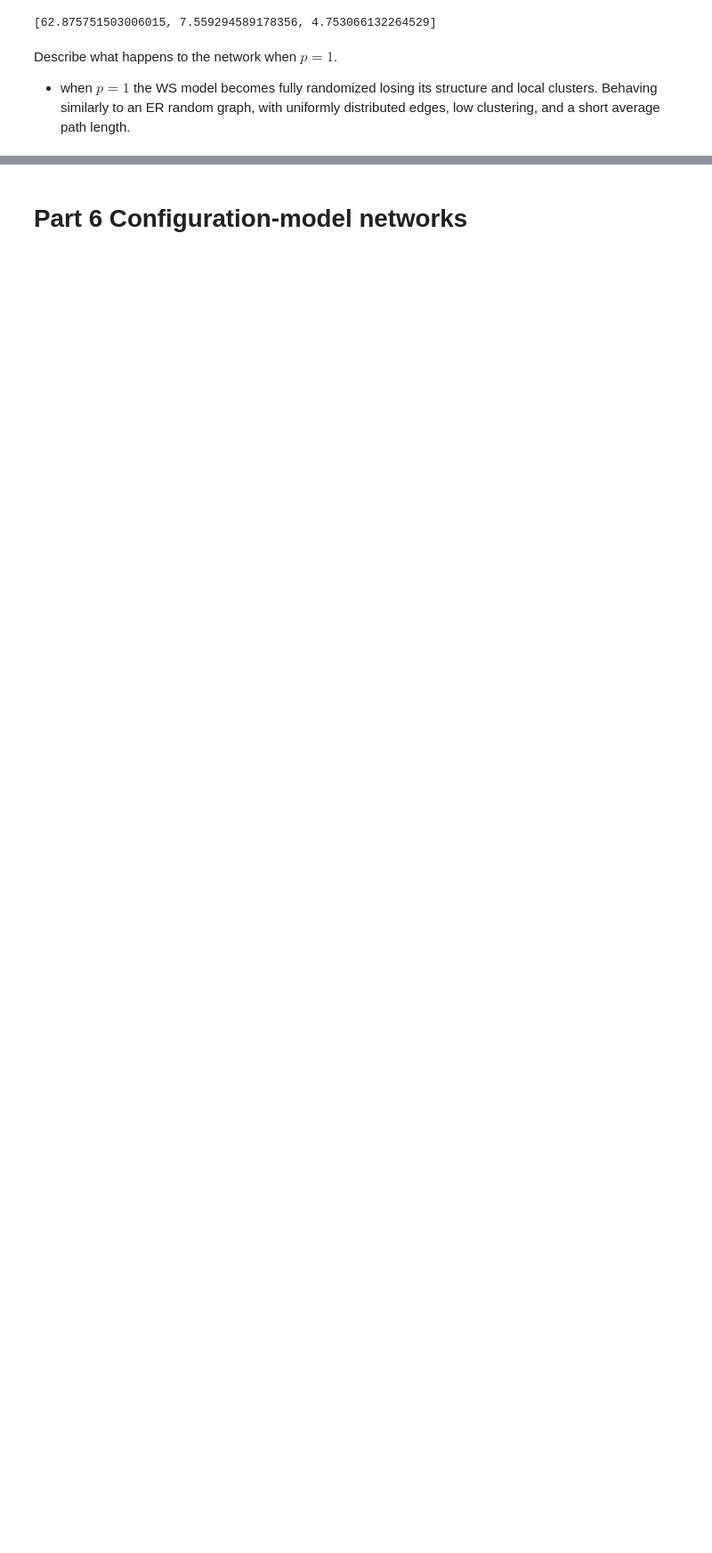
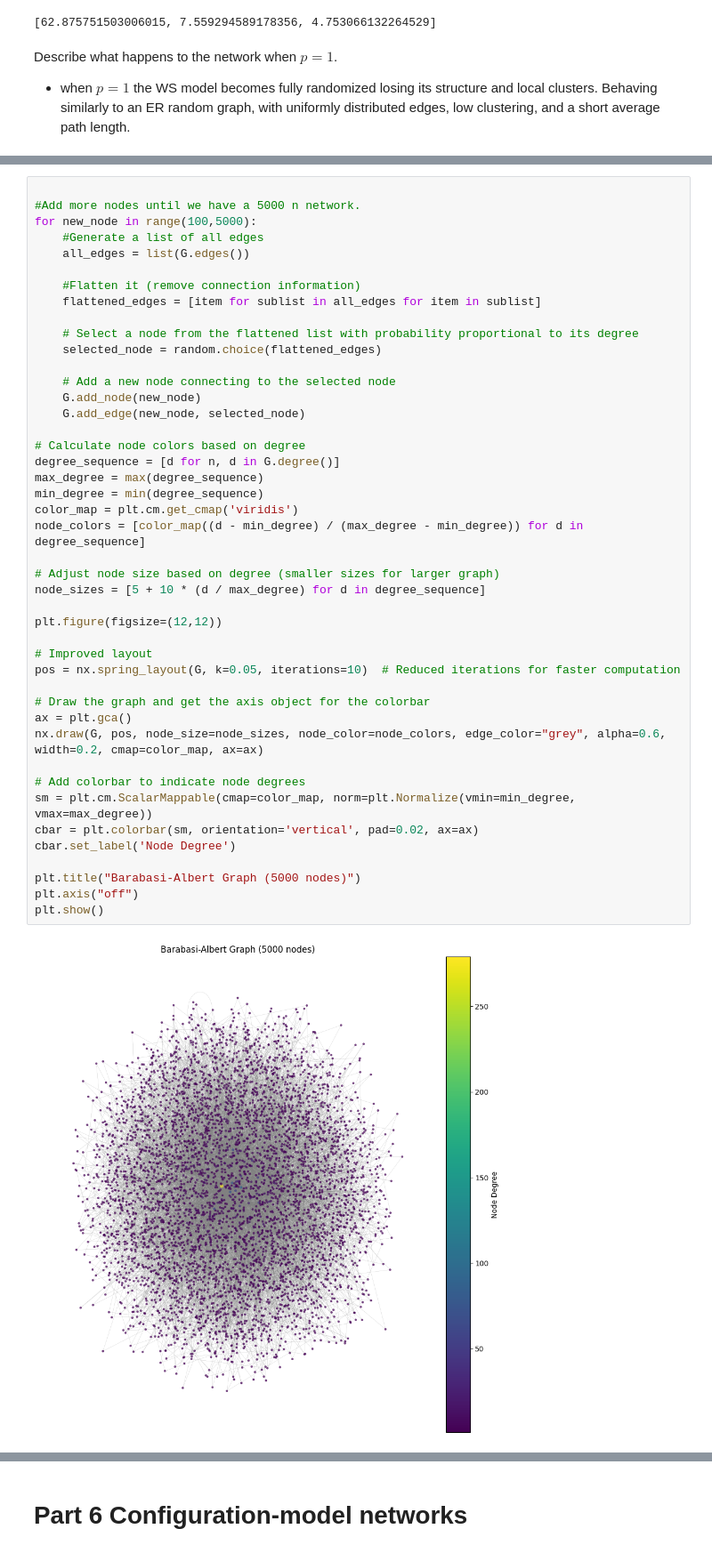
Before and after one commit to danielsanuwich/socialgraphs2023, a Jupyter notebook: Assignment1.ipynb, the cells around one changed output, grey strips where cells are left out. Shown at 89% size. Saved outputs shown, nothing was run; the diff lists cells and outputs as text; blank space fills up the shorter version.

```diff
--- a/Assignment1.ipynb
+++ b/Assignment1.ipynb
@@ -484,0 +548,46 @@ We're going to create our own Barabasi-Albert model (a special case) in right in
+# %%
+
+#Add more nodes until we have a 5000 n network.
+for new_node in range(100,5000):
+    #Generate a list of all edges
+    all_edges = list(G.edges())
+
+    #Flatten it (remove connection information)
+    flattened_edges = [item for sublist in all_edges for item in sublist]
+
+    # Select a node from the flattened list with probability proportional to its degree
+    selected_node = random.choice(flattened_edges)
+
+    # Add a new node connecting to the selected node
+    G.add_node(new_node)
+    G.add_edge(new_node, selected_node)
+
+# Calculate node colors based on degree
+degree_sequence = [d for n, d in G.degree()]
+max_degree = max(degree_sequence)
+min_degree = min(degree_sequence)
+color_map = plt.cm.get_cmap('viridis')
+node_colors = [color_map((d - min_degree) / (max_degree - min_degree)) for d in degree_sequence]
+
+# Adjust node size based on degree (smaller sizes for larger graph)
+node_sizes = [5 + 10 * (d / max_degree) for d in degree_sequence]
+
+plt.figure(figsize=(12,12))
+
+# Improved layout
+pos = nx.spring_layout(G, k=0.05, iterations=10)  # Reduced iterations for faster computation
+
+# Draw the graph and get the axis object for the colorbar
+ax = plt.gca()
+nx.draw(G, pos, node_size=node_sizes, node_color=node_colors, edge_color="grey", alpha=0.6, width=0.2, cmap=color_map, ax=ax)
+
+# Add colorbar to indicate node degrees
+sm = plt.cm.ScalarMappable(cmap=color_map, norm=plt.Normalize(vmin=min_degree, vmax=max_degree))
+cbar = plt.colorbar(sm, orientation='vertical', pad=0.02, ax=ax)
+cbar.set_label('Node Degree')
+
+plt.title("Barabasi-Albert Graph (5000 nodes)")
+plt.axis("off")
+plt.show()
+# %% [output]
+[figure, added]
```
Also changed, not shown: parts of 7 cells of this notebook.
